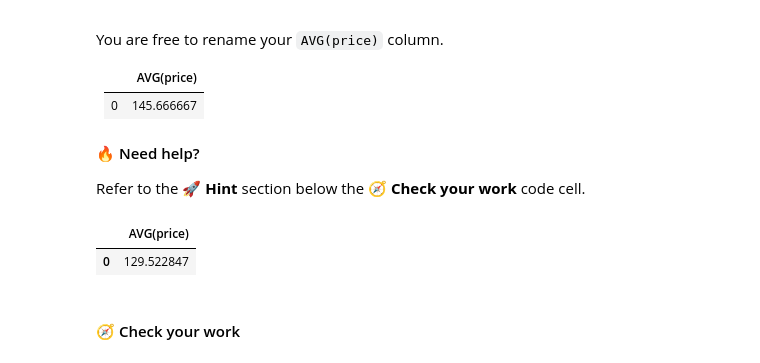
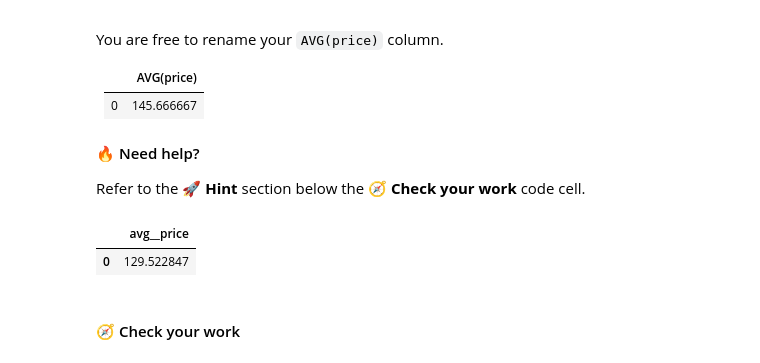
Before and after one commit to bdi475/notebooks, a Jupyter notebook: case-study-03-airbnb-listings-sql-SOLUTION.ipynb, the cells around one changed output. Saved outputs shown, nothing was run; the diff lists cells and outputs as text; code cells hidden in the pictures.

```diff
--- a/case-study-03-airbnb-listings-sql-SOLUTION.ipynb
+++ b/case-study-03-airbnb-listings-sql-SOLUTION.ipynb
@@ -348,17 +348,17 @@ Refer to the 🚀 **Hint** section below the 🧭 **Check your work** code cell.
 # %%
 # YOUR CODE BEGINS
 query_avg_price = '''
-SELECT AVG(price)
-FROM listings;
+SELECT AVG(price) AS avg__price
+FROM listings
 '''
 # YOUR CODE ENDS
 
 conn = sqlite3.connect('airbnb.db')
 df_result = pd.read_sql_query(query_avg_price, con=conn)
 display(df_result)
 conn.close()
 # %% [output]
-|  | AVG(price) |
+|  | avg__price |
 | 0 | 129.522847 |
 # %% [markdown]
 #### 🧭 Check your work
```
Also changed, not shown: parts of 7 cells of this notebook.
